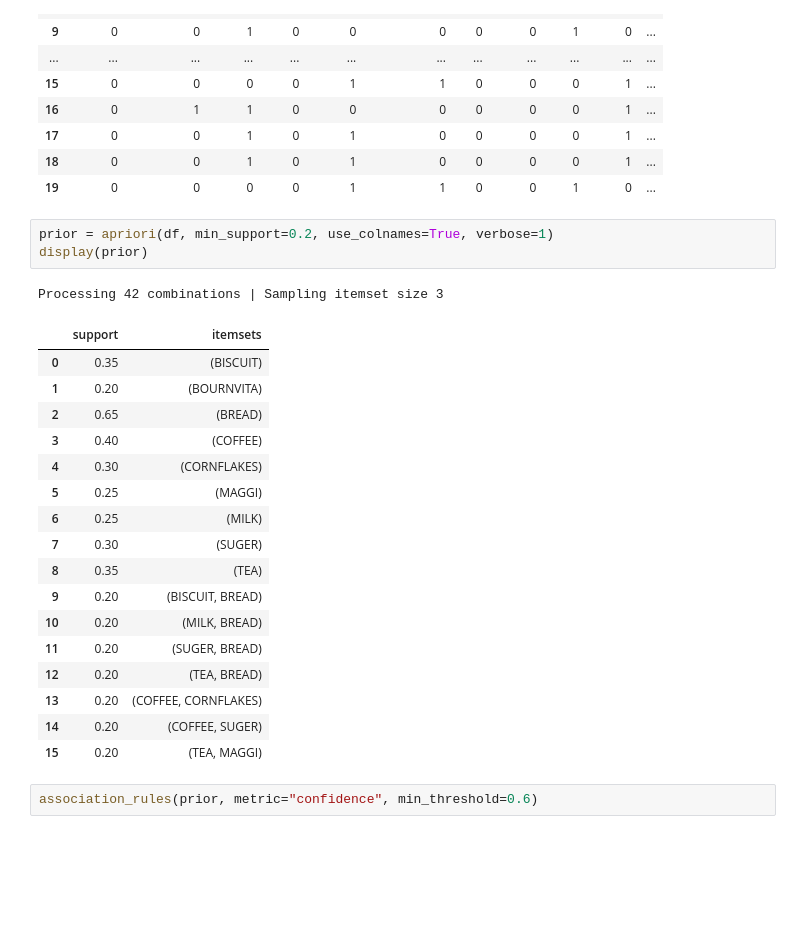
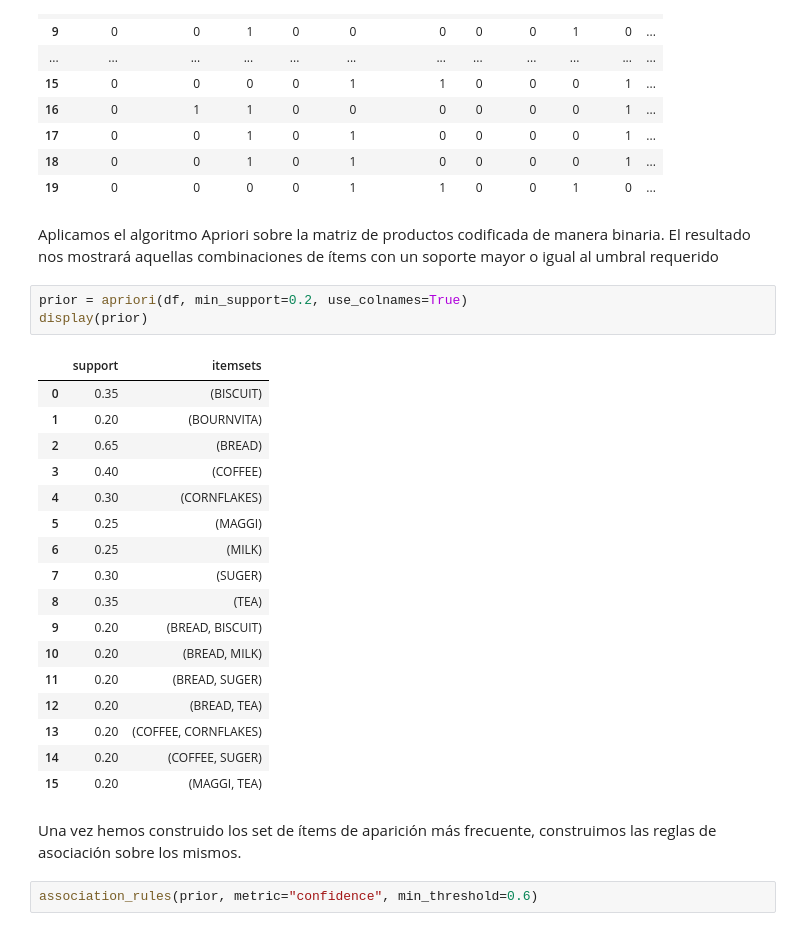
Before and after one commit to donielix/esic-bigdata-iv-blackops, a Jupyter notebook: notebooks/tema-4-ml-training/association-rules.ipynb, the cells around one changed output. Drawn from its saved outputs; the diff is of its cells as text; blank space fills up the shorter version.

```diff
--- a/notebooks/tema-4-ml-training/association-rules.ipynb
+++ b/notebooks/tema-4-ml-training/association-rules.ipynb
@@ -172,28 +191,31 @@ display(df)
 | 17 | 0 | 0 | 1 | 0 | 1 | 0 | 0 | 0 | 0 | 1 | ... |
 | 18 | 0 | 0 | 1 | 0 | 1 | 0 | 0 | 0 | 0 | 1 | ... |
 | 19 | 0 | 0 | 0 | 0 | 1 | 1 | 0 | 0 | 1 | 0 | ... |
+# %% [markdown]
+Aplicamos el algoritmo Apriori sobre la matriz de productos codificada de manera binaria. El resultado nos mostrará aquellas combinaciones de ítems con un soporte mayor o igual al umbral requerido
 # %%
-prior = apriori(df, min_support=0.2, use_colnames=True, verbose=1)
+prior = apriori(df, min_support=0.2, use_colnames=True)
 display(prior)
 # %% [output]
-Processing 42 combinations | Sampling itemset size 3
 |  | support | itemsets |
 | 0 | 0.35 | (BISCUIT) |
 | 1 | 0.20 | (BOURNVITA) |
 | 2 | 0.65 | (BREAD) |
 | 3 | 0.40 | (COFFEE) |
 | 4 | 0.30 | (CORNFLAKES) |
 | 5 | 0.25 | (MAGGI) |
 | 6 | 0.25 | (MILK) |
 | 7 | 0.30 | (SUGER) |
 | 8 | 0.35 | (TEA) |
-| 9 | 0.20 | (BISCUIT, BREAD) |
-| 10 | 0.20 | (MILK, BREAD) |
-| 11 | 0.20 | (SUGER, BREAD) |
-| 12 | 0.20 | (TEA, BREAD) |
+| 9 | 0.20 | (BREAD, BISCUIT) |
+| 10 | 0.20 | (BREAD, MILK) |
+| 11 | 0.20 | (BREAD, SUGER) |
+| 12 | 0.20 | (BREAD, TEA) |
 | 13 | 0.20 | (COFFEE, CORNFLAKES) |
 | 14 | 0.20 | (COFFEE, SUGER) |
-| 15 | 0.20 | (TEA, MAGGI) |
+| 15 | 0.20 | (MAGGI, TEA) |
+# %% [markdown]
+Una vez hemos construido los set de ítems de aparición más frecuente, construimos las reglas de asociación sobre los mismos.
 # %%
 association_rules(prior, metric="confidence", min_threshold=0.6)
 # %% [output]
```
Also changed, not shown: parts of 12 cells of this notebook.
